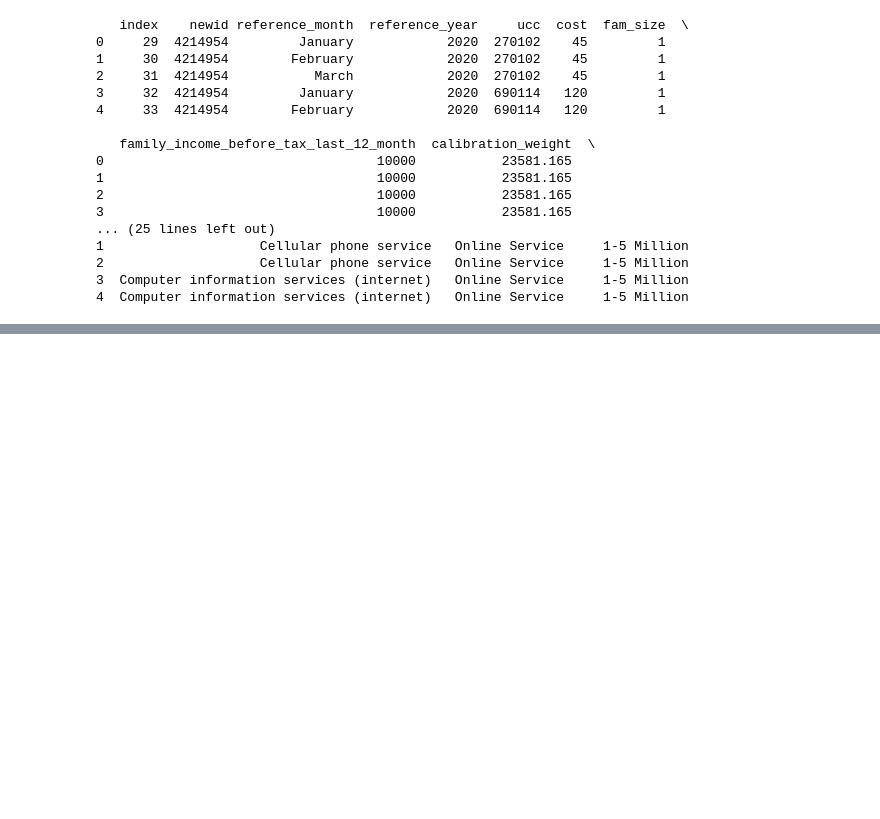
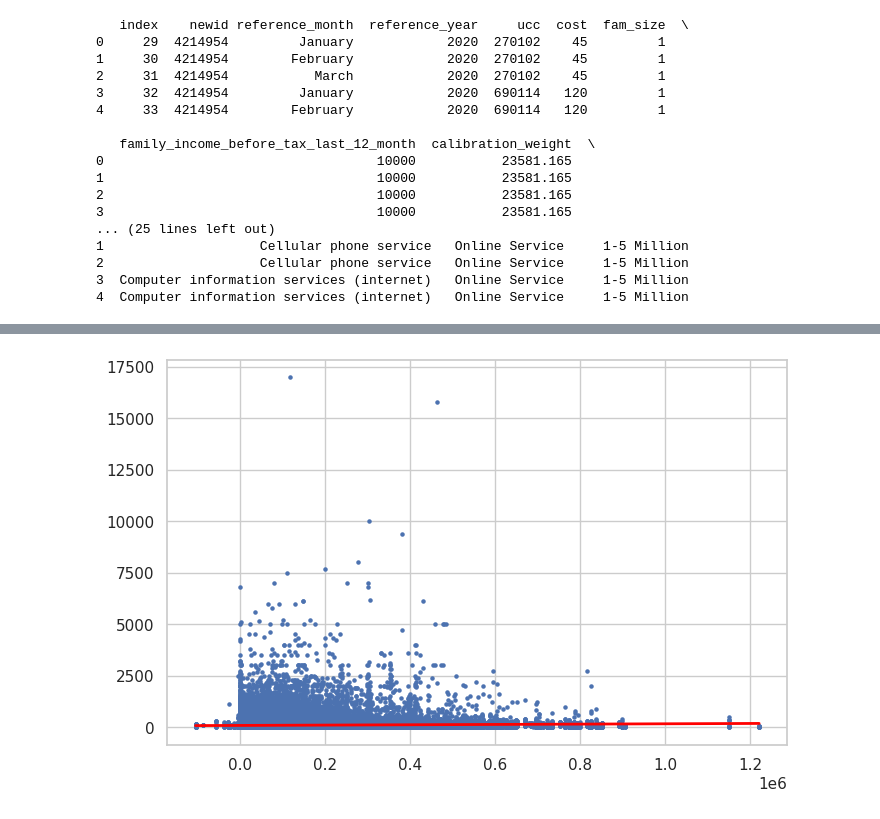
Before and after one commit to Alain-16/Digital_Product_Insights, a Jupyter notebook: DigitalProductEDA.ipynb, the cells around one changed output, grey strips where cells are left out. Saved outputs shown, nothing was run; the diff lists cells and outputs as text; code cells hidden in the pictures; blank space fills up the shorter version.

```diff
--- a/DigitalProductEDA.ipynb
+++ b/DigitalProductEDA.ipynb
@@ -346,0 +365,15 @@ print(df.head())
+# %%
+x_vals = df[['family_income_before_tax_last_12_month']]
+y_vals = df[['cost']]
+
+model = LinearRegression()
+model.fit(x_vals,y_vals)
+
+r2 = model.score(x_vals,y_vals)
+
+plt.figure(figsize=(8,5))
+plt.scatter(x_vals,y_vals, s=5)
+plt.plot(x_vals.sort_values(by=x_vals.columns[0]),model.predict(x_vals.sort_values(by=x_vals.columns[0])),color='red',linewidth=2,label=f'r2={r2:.4f}')
+plt.show()
+# %% [output]
+[figure, added]
```
Also changed, not shown: parts of 6 cells of this notebook.
